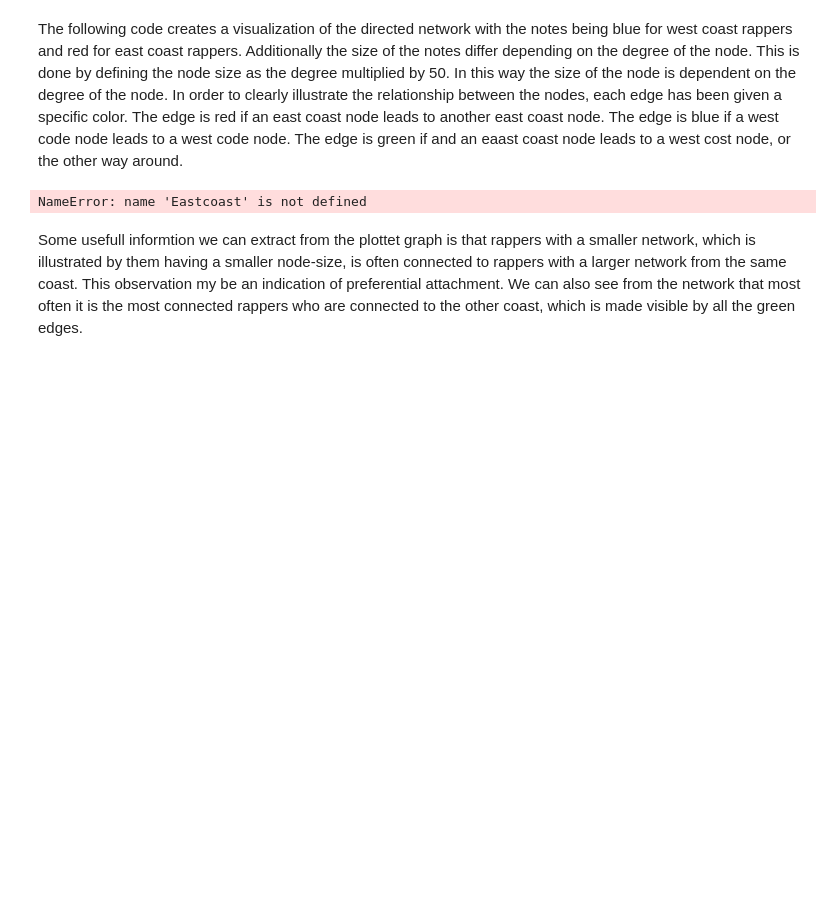
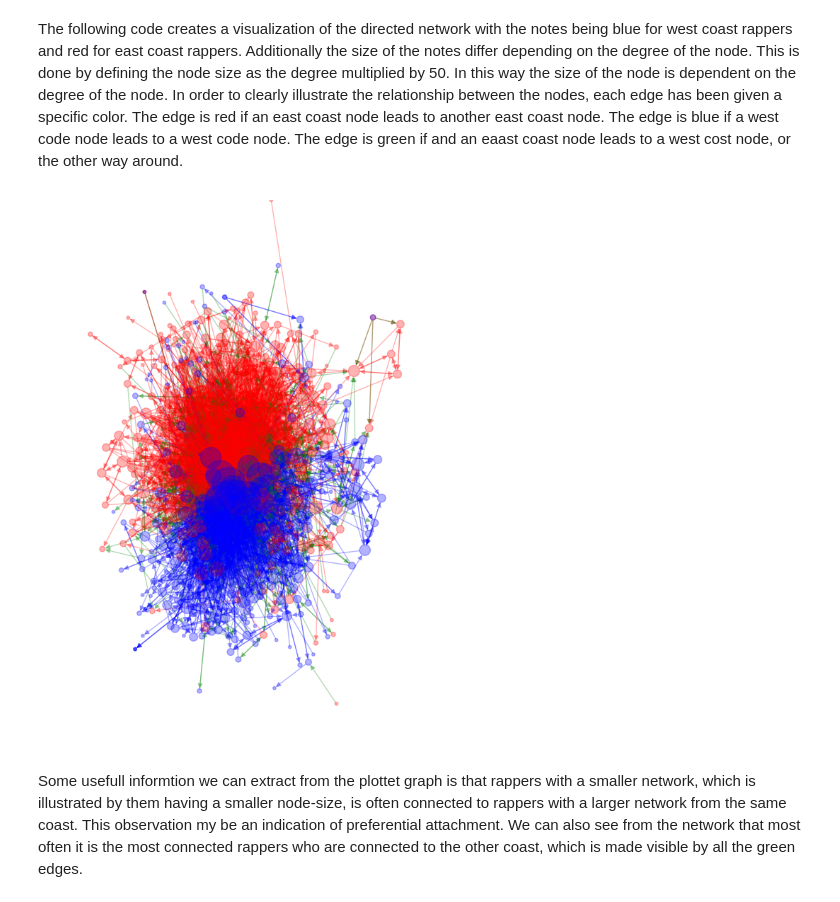
Before and after one commit to s185231/02805_SocialGraphs, a Jupyter notebook: Assignment2.ipynb, the cells around one changed output. Drawn from its saved outputs; the diff is of its cells as text; code cells hidden in the pictures; blank space fills up the shorter version.

```diff
--- a/Assignment2.ipynb
+++ b/Assignment2.ipynb
@@ -261,8 +261,12 @@ _Exercise 1b_: Visualization (see lecture 5 for more hints)
 The following code creates a visualization of the directed network with the notes being blue for west coast rappers and red for east coast rappers. Additionally the size of the notes differ depending on the degree of the node. This is done by defining the node size as the degree multiplied by 50. In this way the size of the node is dependent on the degree of the node. In order to clearly illustrate the relationship between the nodes, each edge has been given a specific color. The edge is red if an east coast node leads to another east coast node. The edge is blue if a west code node leads to a west code node. The edge is green if and an eaast coast node leads to a west cost node, or the other way around.
 # %%
 # Create a set of nodes from the east coast and west coast based on the CSV files for east coast rappers and west coast rappers
-east_coast_nodes = set(Eastcoast["WikipediaPageName"])
-west_coast_nodes = set(Westcoast["WikipediaPageName"])
+df_rappers = pd.read_csv("data/Rappers.csv")
+
+east_coast_nodes = df_rappers[df_rappers["Coast"] == "East"]["WikipediaPageName"].tolist()
+west_coast_nodes = df_rappers[df_rappers["Coast"] == "West"]["WikipediaPageName"].tolist()
+
+
 
 # Set the 'coast' attribute for each node
 for node in g.nodes():
@@ -274,13 +278,12 @@ for node in g.nodes():
         g.nodes[node]["coast"] = "Unknown"
 
 
-
 # Create a list of colors for node visualization based on the 'coast' attribute
 node_colors = ["red" if g.nodes[node]["coast"] == "EastCoast" else "blue" for node in g.nodes()]
 
 
 #Creates a list of node sizes depending on the node degree
-node_sizes = [50 * g.degree[node] for node in g.nodes()]
+node_sizes = [10 * g.degree[node] for node in g.nodes()]
 
 #Sets colors based on the role of the edge
 edge_colors = []
@@ -290,34 +293,34 @@ for u, v in g.edges():
     elif g.nodes[u]["coast"] == "WestCoast" and g.nodes[v]["coast"] == "WestCoast":
         edge_colors.append("Blue")
     else:
         edge_colors.append("Green")
 
 
 #Plot figure
 plt.figure(figsize=(15, 10))
 
 
 
 # Choose a layout algorithm
 pos = nx.kamada_kawai_layout(g)
 
 
 #Draw the graph
 plt.subplot(1, 2, 1)
 nx.draw(g, pos, node_color=node_colors, with_labels=False, node_size=node_sizes, edge_color=edge_colors, alpha=0.3)
 
 
 
 #Set axis/zoom in or out
 x_min, x_max = -1, 1
 y_min, y_max = -1, 1
 plt.xlim(x_min, x_max)
 plt.ylim(y_min, y_max)
 
 #show figure
 plt.show()
 # %% [output]
-NameError: name 'Eastcoast' is not defined
+[figure, added]
 # %% [markdown]
 Some usefull informtion we can extract from the plottet graph is that rappers with a smaller network, which is illustrated by them having a smaller node-size, is often connected to rappers with a larger network from the same coast. This observation my be an indication of preferential attachment. We can also see from the network that most often it is the most connected rappers who are connected to the other coast, which is made visible by all the green edges.
 # %% [markdown]
```
Also changed, not shown: parts of 9 cells of this notebook.
